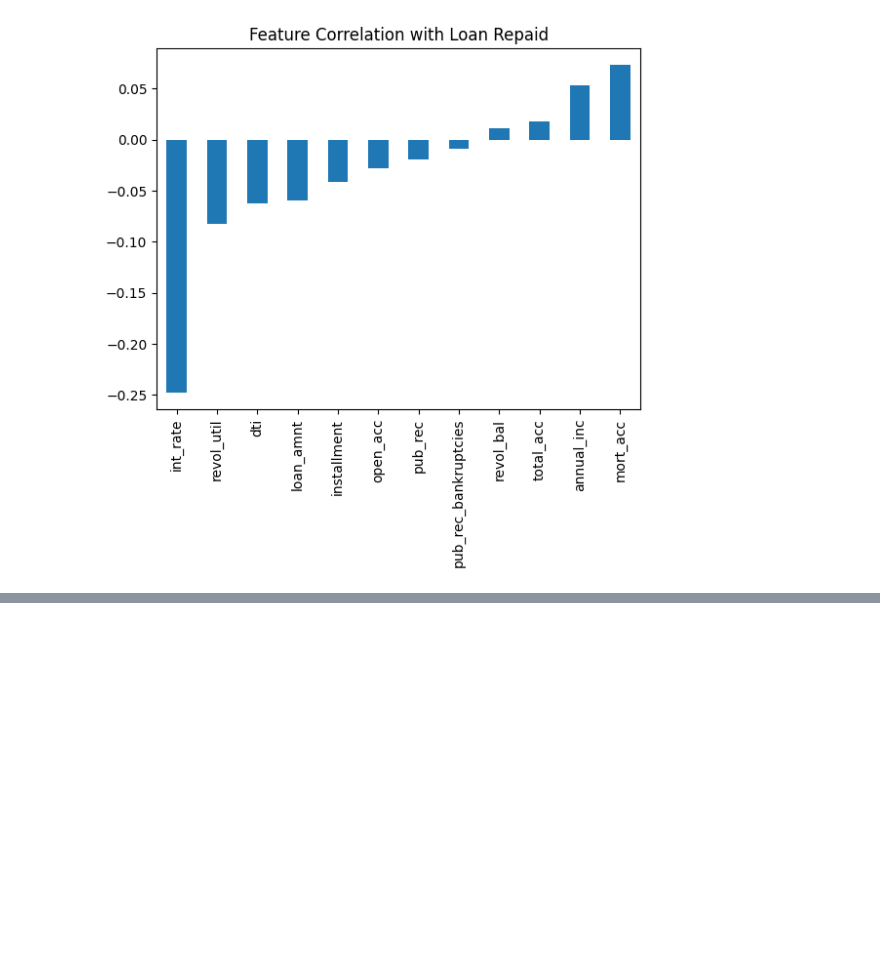
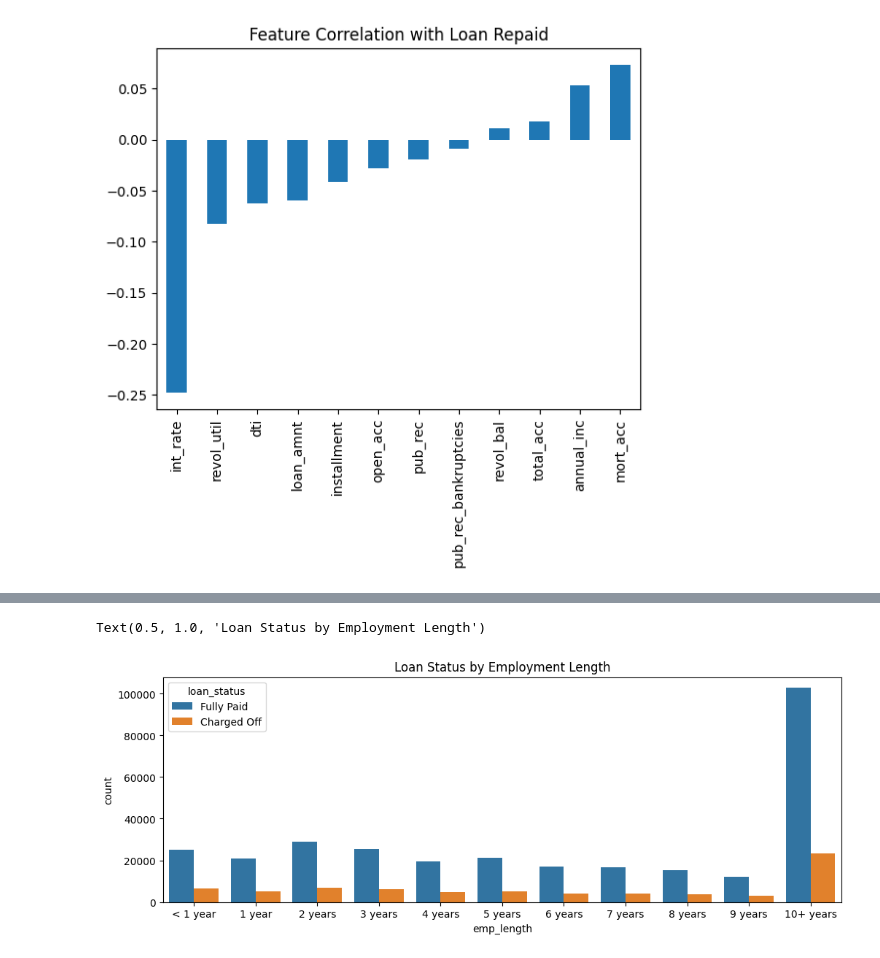
Before and after one commit to yeasiny71/lending-club-loan-prediction, a Jupyter notebook: notebooks/loan_prediction.ipynb, the cells around one changed output, grey strips where cells are left out. Drawn from its saved outputs; the diff is of its cells as text; code cells hidden in the pictures; blank space fills up the shorter version.

Commit message:
Data Processing and Feature engineering complete

```diff
--- a/notebooks/loan_prediction.ipynb
+++ b/notebooks/loan_prediction.ipynb
@@ -204,0 +293,5 @@ Text(0.5, 1.0, 'Feature Correlation with Loan Repaid')
+# %%
+# emp_title: Too many unique values (173,000+)
+# to be useful as a categorical feature
+# We can't convert this to dummies meaningfully
+df = df.drop('emp_title', axis=1)
@@ -204,0 +320,12 @@ Text(0.5, 1.0, 'Feature Correlation with Loan Repaid')
+# %%
+# emp_length: Check if employment length
+# actually affects default rate
+emp_length_order = ['< 1 year','1 year','2 years','3 years','4 years',
+                    '5 years','6 years','7 years','8 years','9 years','10+ years']
+
+plt.figure(figsize=(12, 4))
+sns.countplot(x='emp_length', data=df, order=emp_length_order, hue='loan_status')
+plt.title('Loan Status by Employment Length')
+# %% [output]
+Text(0.5, 1.0, 'Loan Status by Employment Length')
+[figure, added]
```
Also changed, not shown: parts of 51 cells of this notebook.
